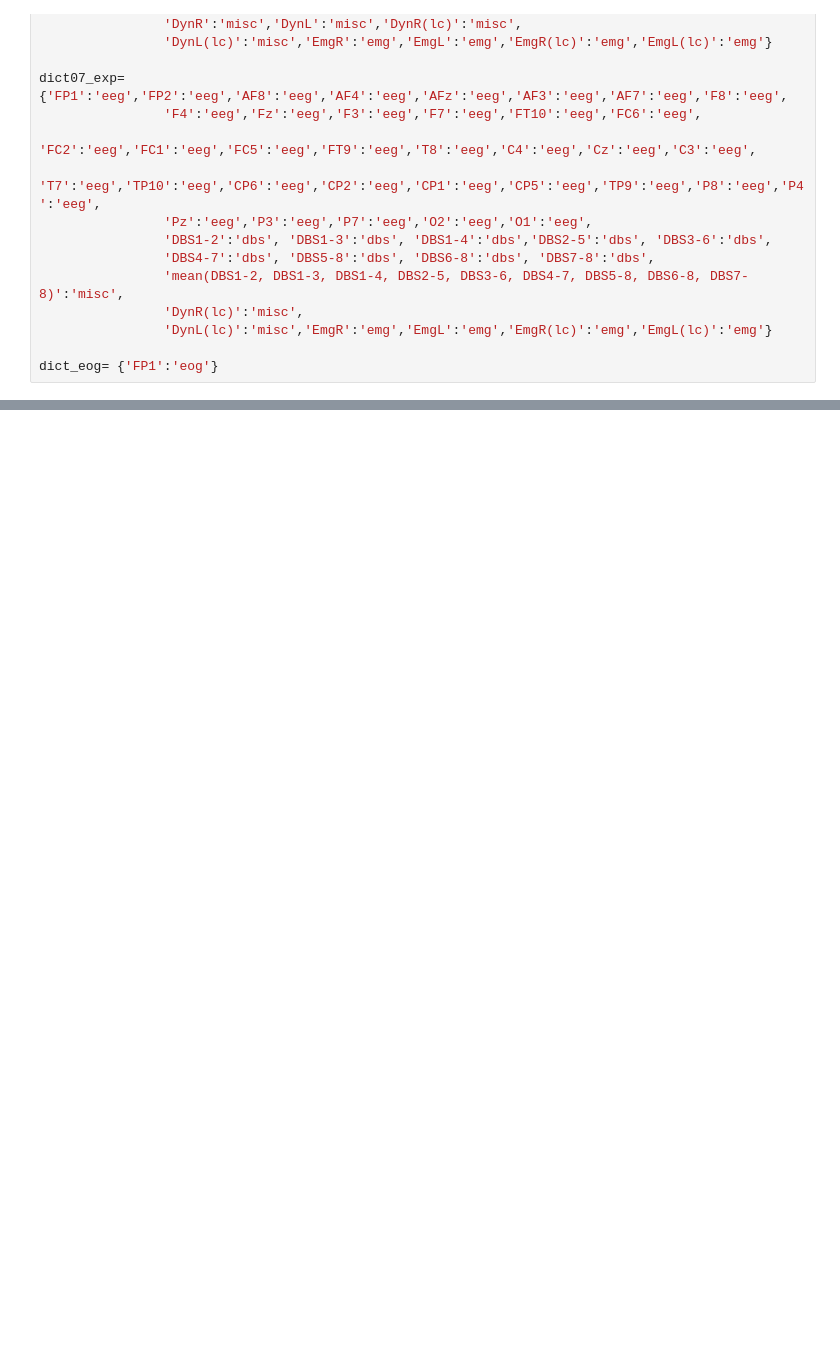
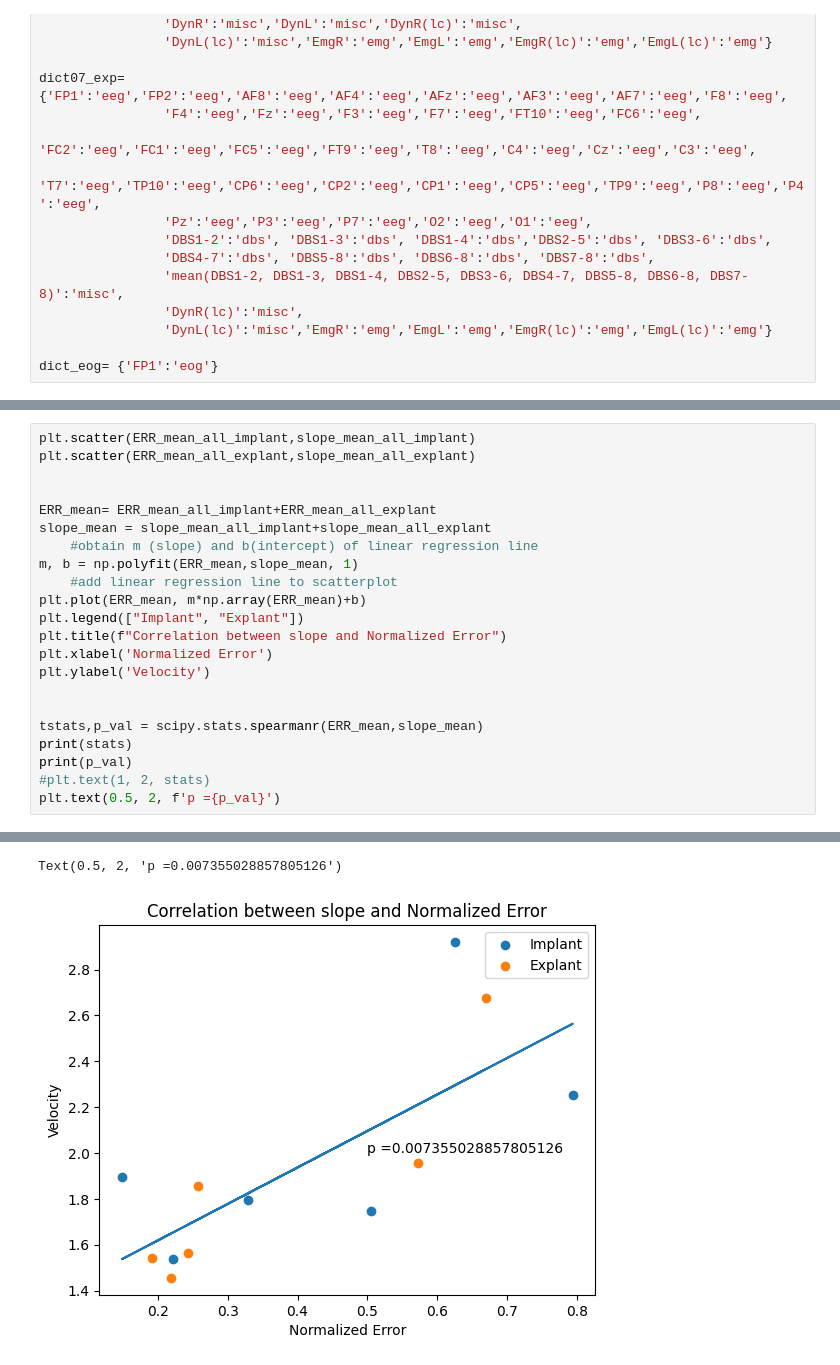
Before and after one commit to NiteshMalan/Oddball_Task, a Jupyter notebook: Oddball_Behavioral_analysis_Correlation.ipynb, the cells around one changed output, grey strips where cells are left out. Drawn from its saved outputs; the diff is of its cells as text; blank space fills up the shorter version.

```diff
--- a/Oddball_Behavioral_analysis_Correlation.ipynb
+++ b/Oddball_Behavioral_analysis_Correlation.ipynb
@@ -224,0 +384,23 @@ plt.bar(subj_list,ERR_value)
+# %%
+plt.scatter(ERR_mean_all_implant,slope_mean_all_implant)
+plt.scatter(ERR_mean_all_explant,slope_mean_all_explant)
+
+
+ERR_mean= ERR_mean_all_implant+ERR_mean_all_explant
+slope_mean = slope_mean_all_implant+slope_mean_all_explant
+    #obtain m (slope) and b(intercept) of linear regression line
+m, b = np.polyfit(ERR_mean,slope_mean, 1)
+    #add linear regression line to scatterplot
+plt.plot(ERR_mean, m*np.array(ERR_mean)+b)
+plt.legend(["Implant", "Explant"])
+plt.title(f"Correlation between slope and Normalized Error")
+plt.xlabel('Normalized Error')
+plt.ylabel('Velocity')
+
+
+tstats,p_val = scipy.stats.spearmanr(ERR_mean,slope_mean)
+print(stats)
+print(p_val)
+#plt.text(1, 2, stats)
+plt.text(0.5, 2, f'p ={p_val}')
+# %% [output]
@@ -224,0 +409,2 @@ plt.bar(subj_list,ERR_value)
+Text(0.5, 2, 'p =0.007355028857805126')
+[figure, added]
```
Also changed, not shown: parts of 50 cells of this notebook, 2 other files.
